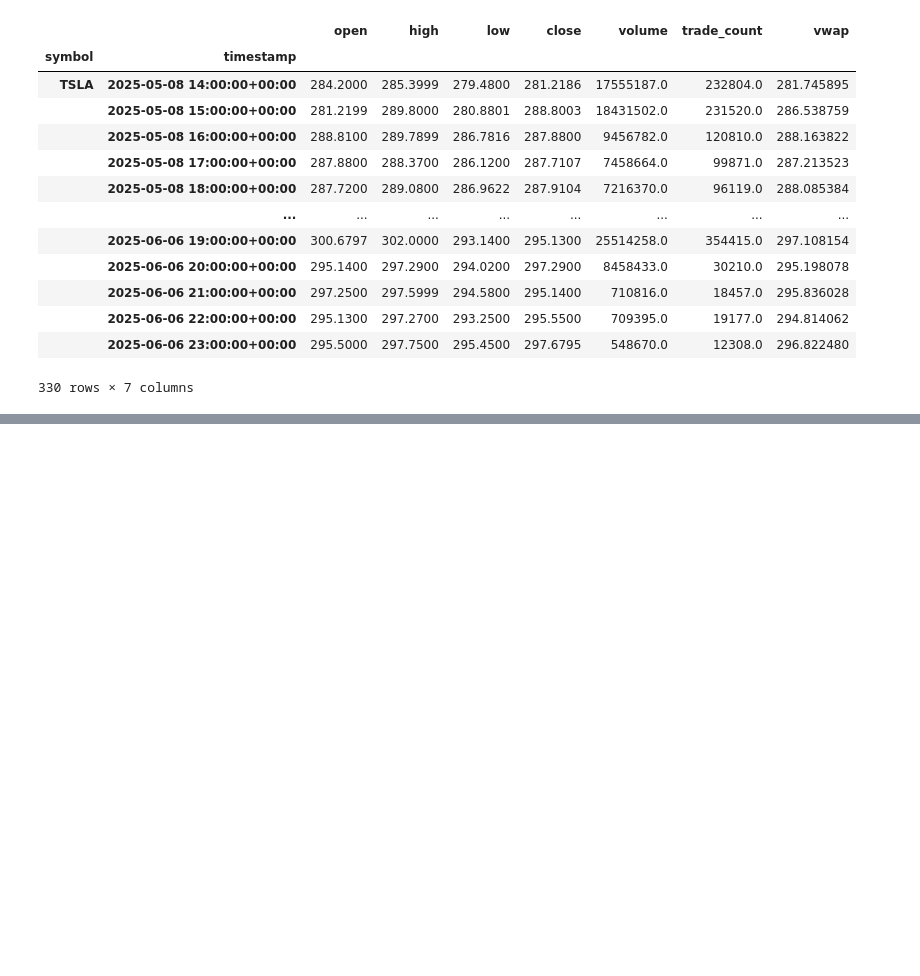
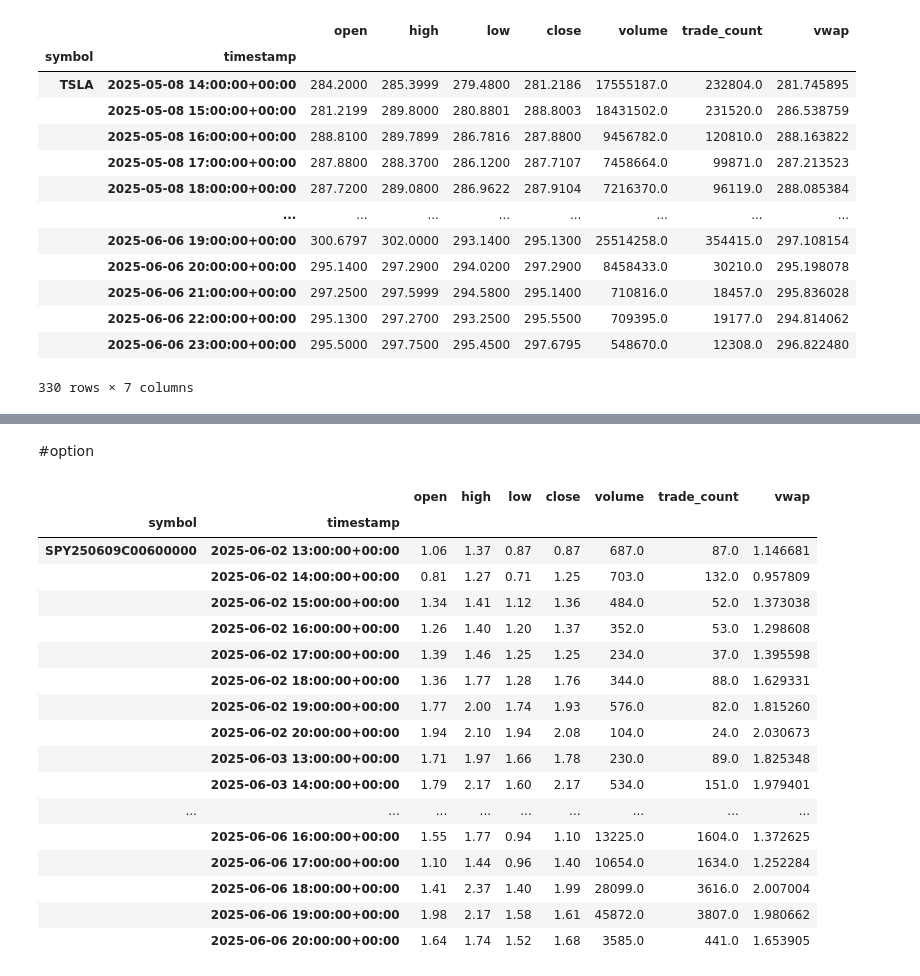
Before and after one commit to sunilsala88/batch-31, a Jupyter notebook: 14_broker api/history.ipynb, the cells around one changed output, grey strips where cells are left out. Drawn from its saved outputs; the diff is of its cells as text; code cells hidden in the pictures; blank space fills up the shorter version.

```diff
--- a/14_broker api/history.ipynb
+++ b/14_broker api/history.ipynb
@@ -52,0 +82,40 @@ history1
+# %% [markdown]
+#option
+# %%
+
+from alpaca.data.historical.option import OptionHistoricalDataClient
+from alpaca.data.requests import OptionBarsRequest
+from alpaca.data.timeframe import TimeFrame, TimeFrameUnit
+
+current_time=dt.now(timez_zone)
+
+option_historical_data_client=OptionHistoricalDataClient(api_key=api_key,secret_key=secret_key)
+# get options historical bars by symbol
+req = OptionBarsRequest(
+    symbol_or_symbols = 'SPY250609C00600000',
+    timeframe = TimeFrame(amount = 1, unit = TimeFrameUnit.Hour),   # specify timeframe
+    start = current_time-dt.duration(days=7),                          # specify start datetime, default=the beginning of the current day.
+    end_date=current_time#-dt.duration(days=10),                                             # specify end datetime, default=now
+    # limit = 2,                                                      # specify limit
+)
+history3=option_historical_data_client.get_option_bars(req).df
+history3
+# %% [output]
+|  |  | open | high | low | close | volume | trade_count | vwap |
+| symbol | timestamp |  |  |  |  |  |  |  |
+| SPY250609C00600000 | 2025-06-02 13:00:00+00:00 | 1.06 | 1.37 | 0.87 | 0.87 | 687.0 | 87.0 | 1.146681 |
+|  | 2025-06-02 14:00:00+00:00 | 0.81 | 1.27 | 0.71 | 1.25 | 703.0 | 132.0 | 0.957809 |
+|  | 2025-06-02 15:00:00+00:00 | 1.34 | 1.41 | 1.12 | 1.36 | 484.0 | 52.0 | 1.373038 |
+|  | 2025-06-02 16:00:00+00:00 | 1.26 | 1.40 | 1.20 | 1.37 | 352.0 | 53.0 | 1.298608 |
+|  | 2025-06-02 17:00:00+00:00 | 1.39 | 1.46 | 1.25 | 1.25 | 234.0 | 37.0 | 1.395598 |
+|  | 2025-06-02 18:00:00+00:00 | 1.36 | 1.77 | 1.28 | 1.76 | 344.0 | 88.0 | 1.629331 |
+|  | 2025-06-02 19:00:00+00:00 | 1.77 | 2.00 | 1.74 | 1.93 | 576.0 | 82.0 | 1.815260 |
+|  | 2025-06-02 20:00:00+00:00 | 1.94 | 2.10 | 1.94 | 2.08 | 104.0 | 24.0 | 2.030673 |
+|  | 2025-06-03 13:00:00+00:00 | 1.71 | 1.97 | 1.66 | 1.78 | 230.0 | 89.0 | 1.825348 |
+|  | 2025-06-03 14:00:00+00:00 | 1.79 | 2.17 | 1.60 | 2.17 | 534.0 | 151.0 | 1.979401 |
+| ... | ... | ... | ... | ... | ... | ... | ... | ... |
+|  | 2025-06-06 16:00:00+00:00 | 1.55 | 1.77 | 0.94 | 1.10 | 13225.0 | 1604.0 | 1.372625 |
+|  | 2025-06-06 17:00:00+00:00 | 1.10 | 1.44 | 0.96 | 1.40 | 10654.0 | 1634.0 | 1.252284 |
+|  | 2025-06-06 18:00:00+00:00 | 1.41 | 2.37 | 1.40 | 1.99 | 28099.0 | 3616.0 | 2.007004 |
+|  | 2025-06-06 19:00:00+00:00 | 1.98 | 2.17 | 1.58 | 1.61 | 45872.0 | 3807.0 | 1.980662 |
+|  | 2025-06-06 20:00:00+00:00 | 1.64 | 1.74 | 1.52 | 1.68 | 3585.0 | 441.0 | 1.653905 |
```
Also changed, not shown: parts of 3 cells of this notebook.
